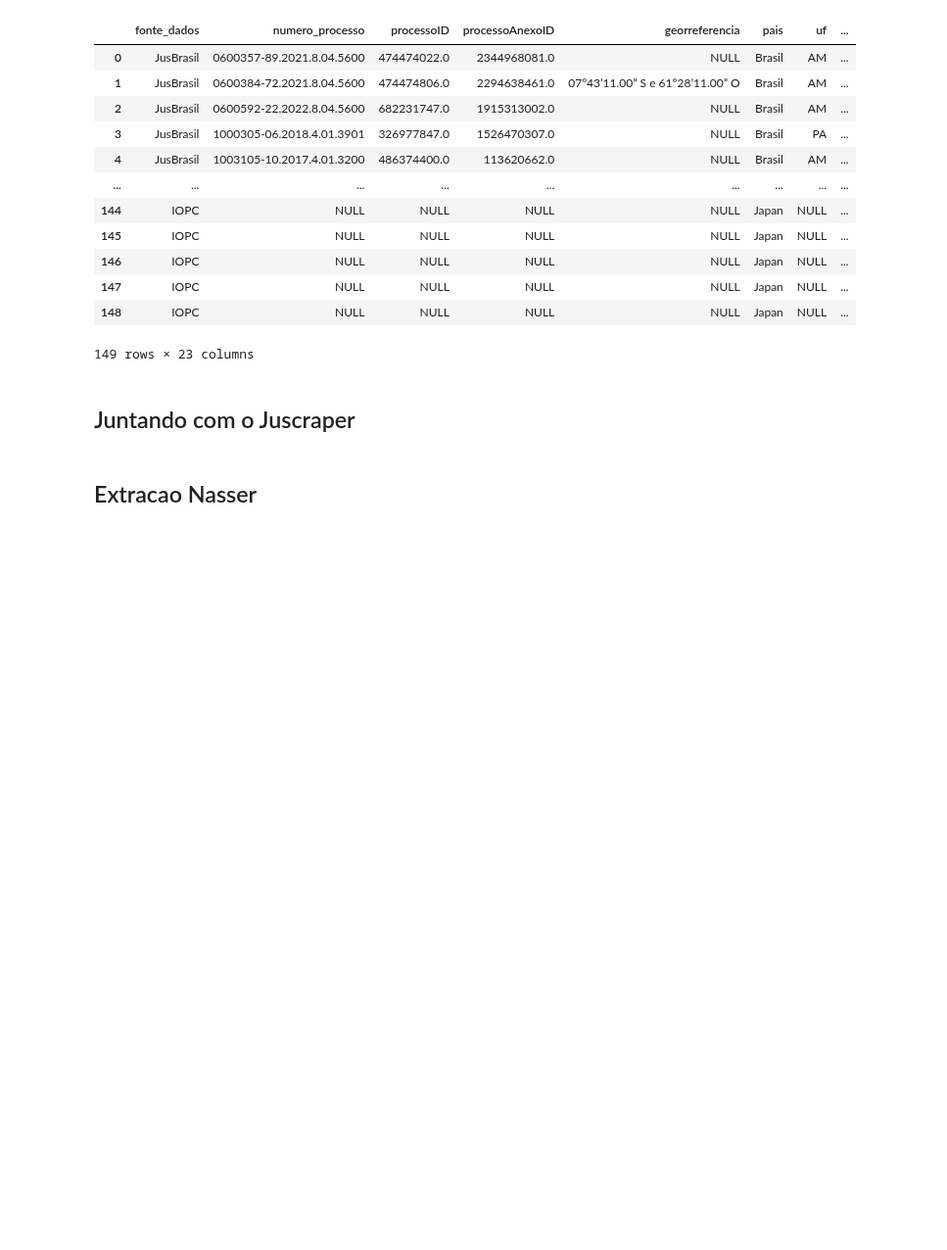
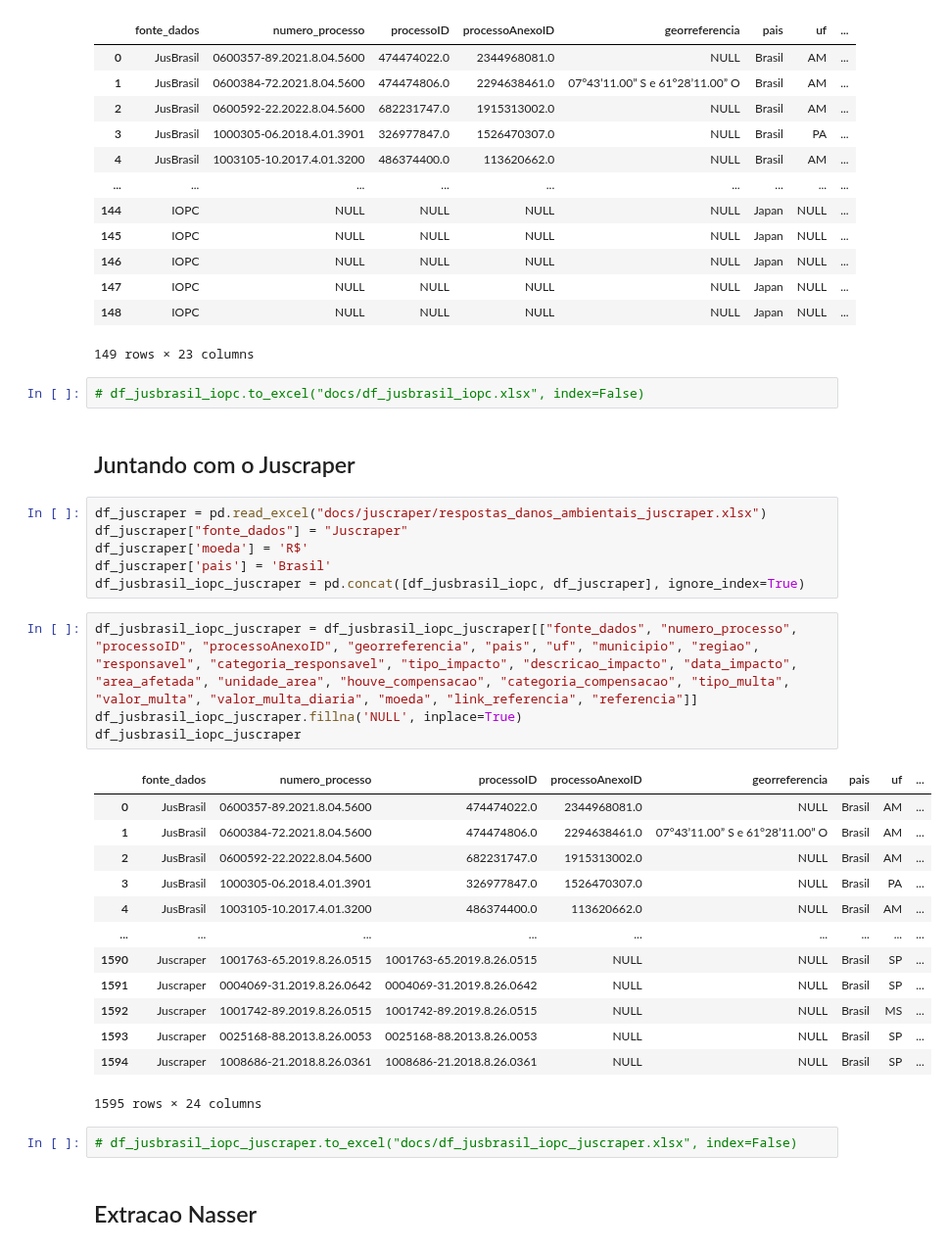
Before and after one commit to pedronery07/Projeto_InsperData_AECOM, a Jupyter notebook: main.ipynb, the cells around one changed output. Shown at 98% size. Drawn from its saved outputs; the diff is of its cells as text; blank space fills up the shorter version.

```diff
--- a/main.ipynb
+++ b/main.ipynb
@@ -387,8 +370,36 @@ df_jusbrasil_iopc
 | 147 | IOPC | NULL | NULL | NULL | NULL | Japan | NULL | ... |
 | 148 | IOPC | NULL | NULL | NULL | NULL | Japan | NULL | ... |
 149 rows × 23 columns
+# %%
+# df_jusbrasil_iopc.to_excel("docs/df_jusbrasil_iopc.xlsx", index=False)
 # %% [markdown]
 ## Juntando com o Juscraper
+# %%
+df_juscraper = pd.read_excel("docs/juscraper/respostas_danos_ambientais_juscraper.xlsx")
+df_juscraper["fonte_dados"] = "Juscraper"
+df_juscraper['moeda'] = 'R$'
+df_juscraper['pais'] = 'Brasil'
+df_jusbrasil_iopc_juscraper = pd.concat([df_jusbrasil_iopc, df_juscraper], ignore_index=True)
+# %%
+df_jusbrasil_iopc_juscraper = df_jusbrasil_iopc_juscraper[["fonte_dados", "numero_processo", "processoID", "processoAnexoID", "georreferencia", "pais", "uf", "municipio", "regiao", "responsavel", "categoria_responsavel", "tipo_impacto", "descricao_impacto", "data_impacto", "area_afetada", "unidade_area", "houve_compensacao", "categoria_compensacao", "tipo_multa", "valor_multa", "valor_multa_diaria", "moeda", "link_referencia", "referencia"]]
+df_jusbrasil_iopc_juscraper.fillna('NULL', inplace=True)
+df_jusbrasil_iopc_juscraper
+# %% [output]
+|  | fonte_dados | numero_processo | processoID | processoAnexoID | georreferencia | pais | uf | ... |
+| 0 | JusBrasil | 0600357-89.2021.8.04.5600 | 474474022.0 | 2344968081.0 | NULL | Brasil | AM | ... |
+| 1 | JusBrasil | 0600384-72.2021.8.04.5600 | 474474806.0 | 2294638461.0 | 07°43’11.00” S e 61°28’11.00” O | Brasil | AM | ... |
+| 2 | JusBrasil | 0600592-22.2022.8.04.5600 | 682231747.0 | 1915313002.0 | NULL | Brasil | AM | ... |
+| 3 | JusBrasil | 1000305-06.2018.4.01.3901 | 326977847.0 | 1526470307.0 | NULL | Brasil | PA | ... |
+| 4 | JusBrasil | 1003105-10.2017.4.01.3200 | 486374400.0 | 113620662.0 | NULL | Brasil | AM | ... |
+| ... | ... | ... | ... | ... | ... | ... | ... | ... |
+| 1590 | Juscraper | 1001763-65.2019.8.26.0515 | 1001763-65.2019.8.26.0515 | NULL | NULL | Brasil | SP | ... |
+| 1591 | Juscraper | 0004069-31.2019.8.26.0642 | 0004069-31.2019.8.26.0642 | NULL | NULL | Brasil | SP | ... |
+| 1592 | Juscraper | 1001742-89.2019.8.26.0515 | 1001742-89.2019.8.26.0515 | NULL | NULL | Brasil | MS | ... |
+| 1593 | Juscraper | 0025168-88.2013.8.26.0053 | 0025168-88.2013.8.26.0053 | NULL | NULL | Brasil | SP | ... |
+| 1594 | Juscraper | 1008686-21.2018.8.26.0361 | 1008686-21.2018.8.26.0361 | NULL | NULL | Brasil | SP | ... |
+1595 rows × 24 columns
+# %%
+# df_jusbrasil_iopc_juscraper.to_excel("docs/df_jusbrasil_iopc_juscraper.xlsx", index=False)
 # %% [markdown]
 ## Extracao Nasser
 # %%
```
Also changed, not shown: parts of 2 cells of this notebook, 5 other files.
